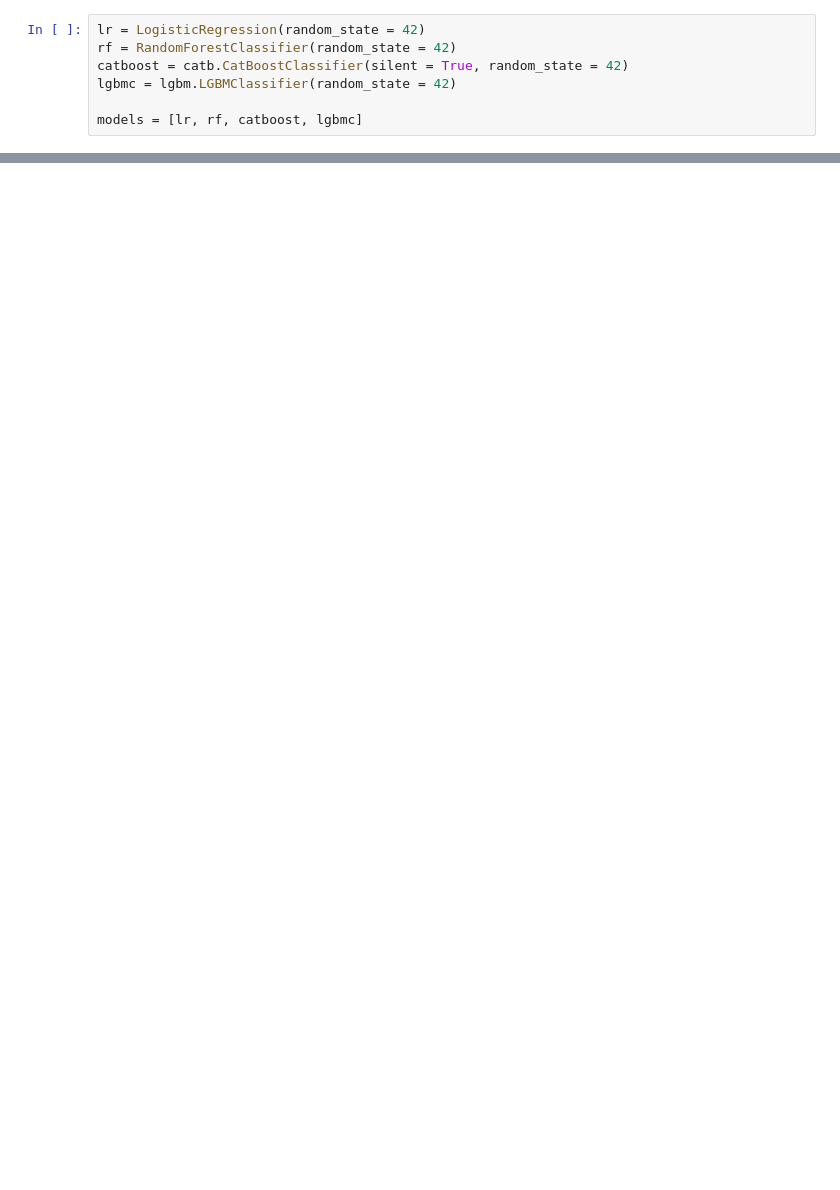
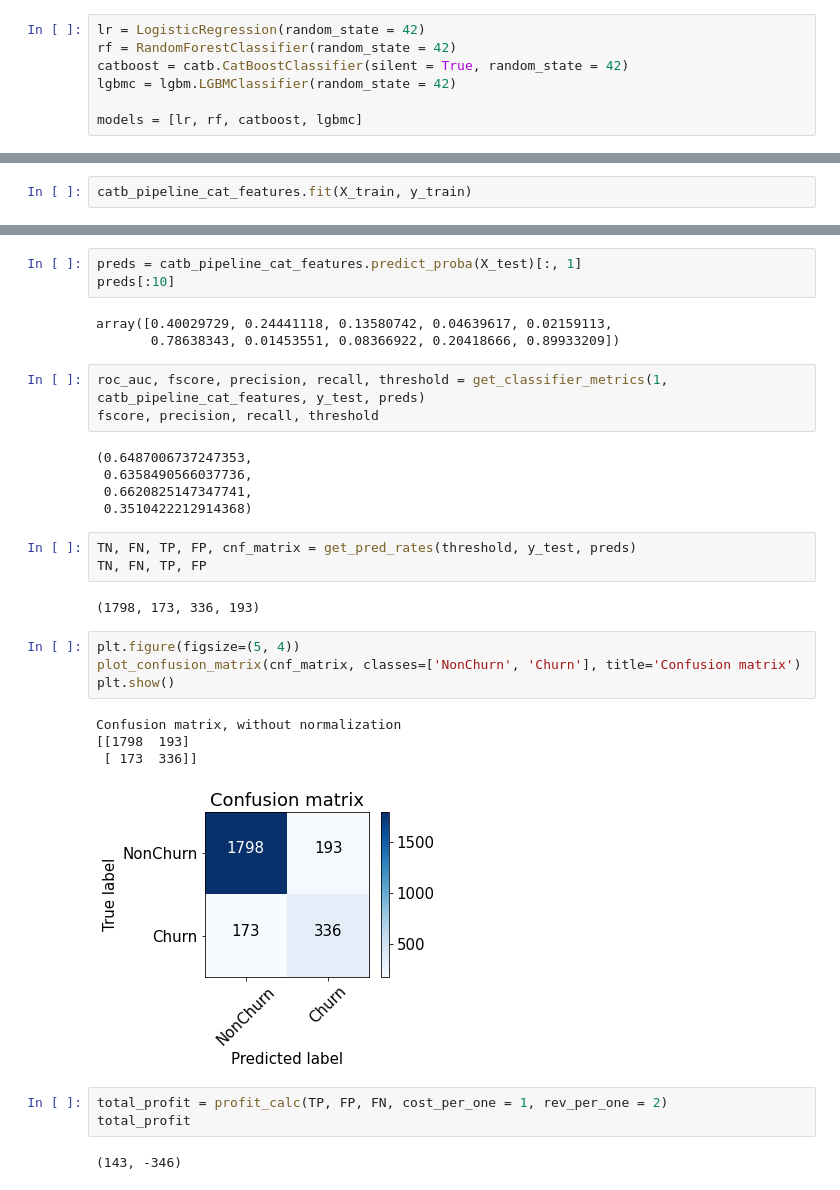
Before and after one commit to hellge83/AI_business_ml, a Jupyter notebook: les05/HW5.ipynb, the cells around one changed output, grey strips where cells are left out. Drawn from its saved outputs; the diff is of its cells as text; blank space fills up the shorter version.

```diff
--- a/les05/HW5.ipynb
+++ b/les05/HW5.ipynb
@@ -210,0 +271,2 @@ pd.DataFrame.from_dict(res, orient='index', columns = ['roc_auc', 'fscore', 'pre
+# %%
+catb_pipeline_cat_features.fit(X_train, y_train)
@@ -210,0 +291,33 @@ pd.DataFrame.from_dict(res, orient='index', columns = ['roc_auc', 'fscore', 'pre
+# %%
+preds = catb_pipeline_cat_features.predict_proba(X_test)[:, 1]
+preds[:10]
+# %% [output]
+array([0.40029729, 0.24441118, 0.13580742, 0.04639617, 0.02159113,
+       0.78638343, 0.01453551, 0.08366922, 0.20418666, 0.89933209])
+# %%
+roc_auc, fscore, precision, recall, threshold = get_classifier_metrics(1, catb_pipeline_cat_features, y_test, preds)
+fscore, precision, recall, threshold
+# %% [output]
+(0.6487006737247353,
+ 0.6358490566037736,
+ 0.6620825147347741,
+ 0.3510422212914368)
+# %%
+TN, FN, TP, FP, cnf_matrix = get_pred_rates(threshold, y_test, preds)
+TN, FN, TP, FP
+# %% [output]
+(1798, 173, 336, 193)
+# %%
+plt.figure(figsize=(5, 4))
+plot_confusion_matrix(cnf_matrix, classes=['NonChurn', 'Churn'], title='Confusion matrix')
+plt.show()
+# %% [output]
+Confusion matrix, without normalization
+[[1798  193]
+ [ 173  336]]
+[figure, added]
+# %%
+total_profit = profit_calc(TP, FP, FN, cost_per_one = 1, rev_per_one = 2)
+total_profit
+# %% [output]
+(143, -346)
```
Also changed, not shown: parts of 41 cells of this notebook.
